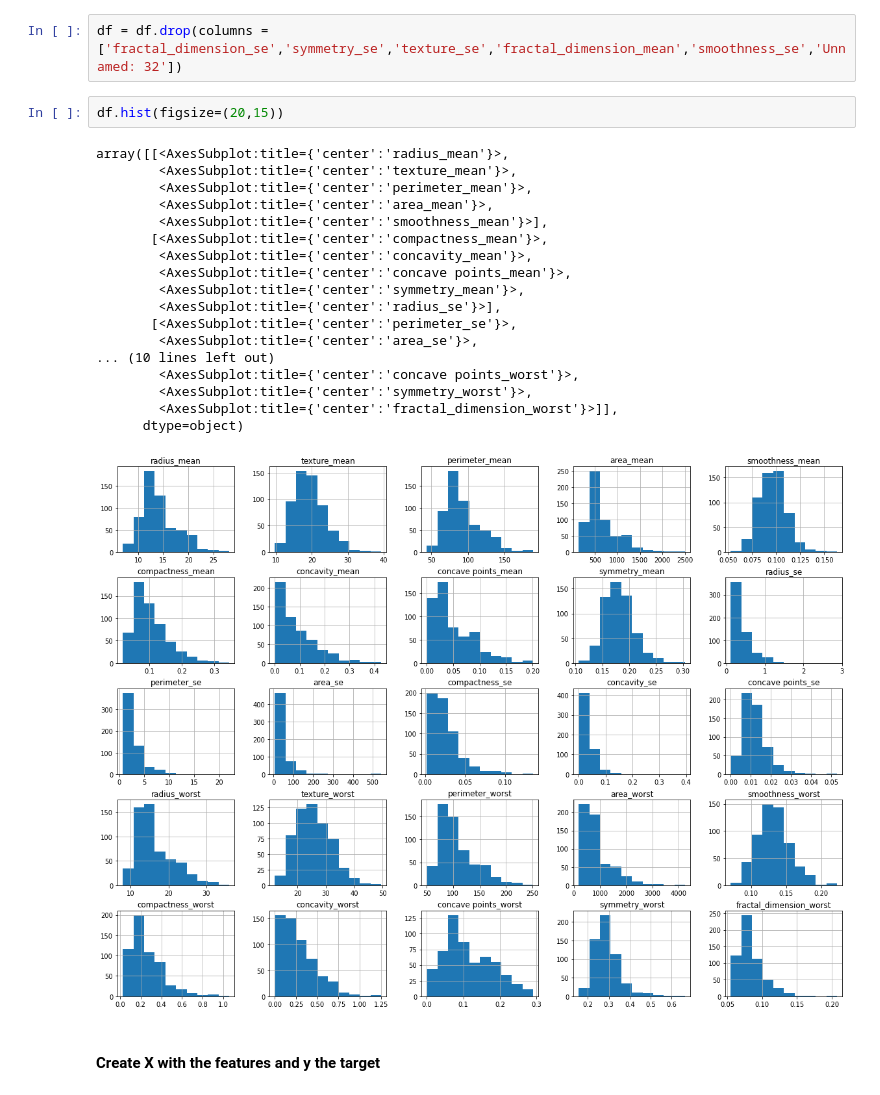
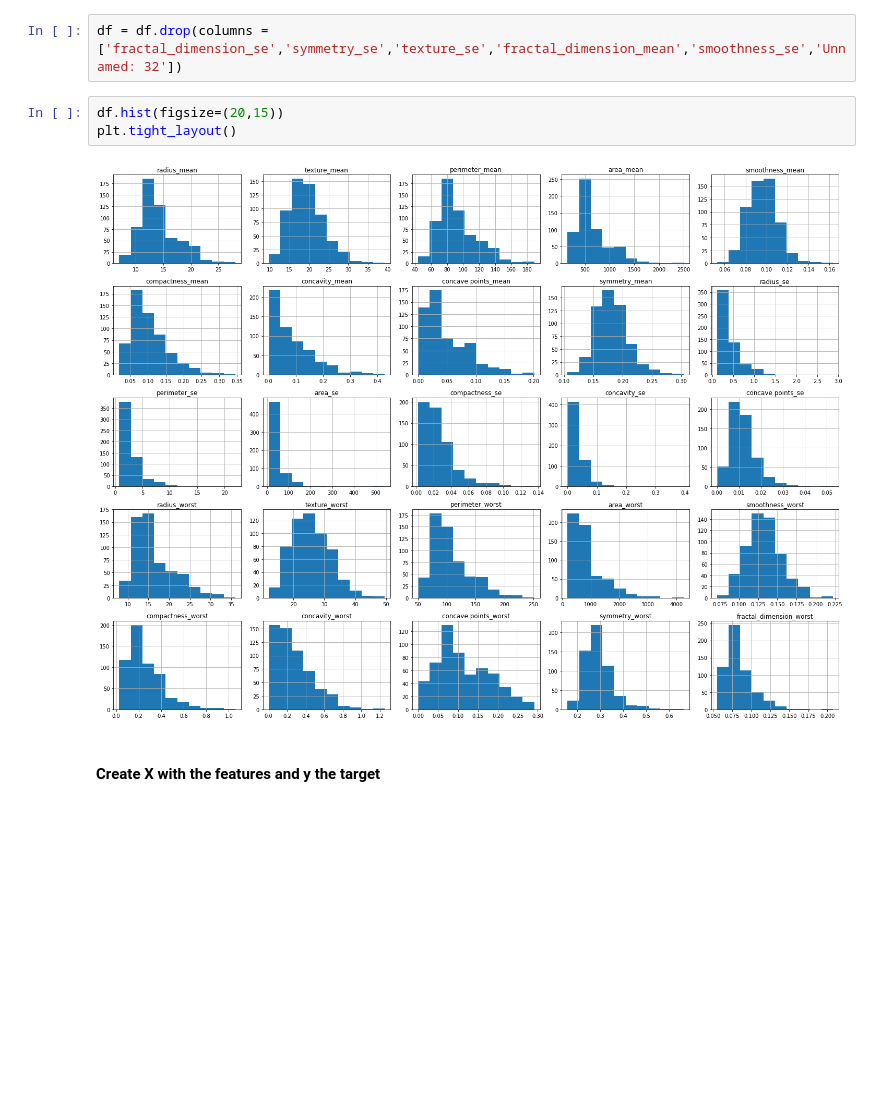
Before and after one commit to get-heard/breastcancer, a Jupyter notebook: predicting-breast-cancer-with-random-forest.ipynb, the cells around one changed output. Saved outputs shown, nothing was run; the diff lists cells and outputs as text; blank space fills up the shorter version.

```diff
--- a/predicting-breast-cancer-with-random-forest.ipynb
+++ b/predicting-breast-cancer-with-random-forest.ipynb
@@ -91,25 +91,9 @@ Name: Malignant, dtype: float64
 df = df.drop(columns = ['fractal_dimension_se','symmetry_se','texture_se','fractal_dimension_mean','smoothness_se','Unnamed: 32'])
 # %%
 df.hist(figsize=(20,15))
+plt.tight_layout()
 # %% [output]
-array([[<AxesSubplot:title={'center':'radius_mean'}>,
-        <AxesSubplot:title={'center':'texture_mean'}>,
-        <AxesSubplot:title={'center':'perimeter_mean'}>,
-        <AxesSubplot:title={'center':'area_mean'}>,
-        <AxesSubplot:title={'center':'smoothness_mean'}>],
-       [<AxesSubplot:title={'center':'compactness_mean'}>,
-        <AxesSubplot:title={'center':'concavity_mean'}>,
-        <AxesSubplot:title={'center':'concave points_mean'}>,
-        <AxesSubplot:title={'center':'symmetry_mean'}>,
-        <AxesSubplot:title={'center':'radius_se'}>],
-       [<AxesSubplot:title={'center':'perimeter_se'}>,
-        <AxesSubplot:title={'center':'area_se'}>,
-... (10 lines left out)
-        <AxesSubplot:title={'center':'concave points_worst'}>,
-        <AxesSubplot:title={'center':'symmetry_worst'}>,
-        <AxesSubplot:title={'center':'fractal_dimension_worst'}>]],
-      dtype=object)
-[figure, old version]
+[figure, new version]
 # %% [markdown]
 #### Create X with the features and y the target
 # %%
```
Also changed, not shown: parts of 1 cell of this notebook.
